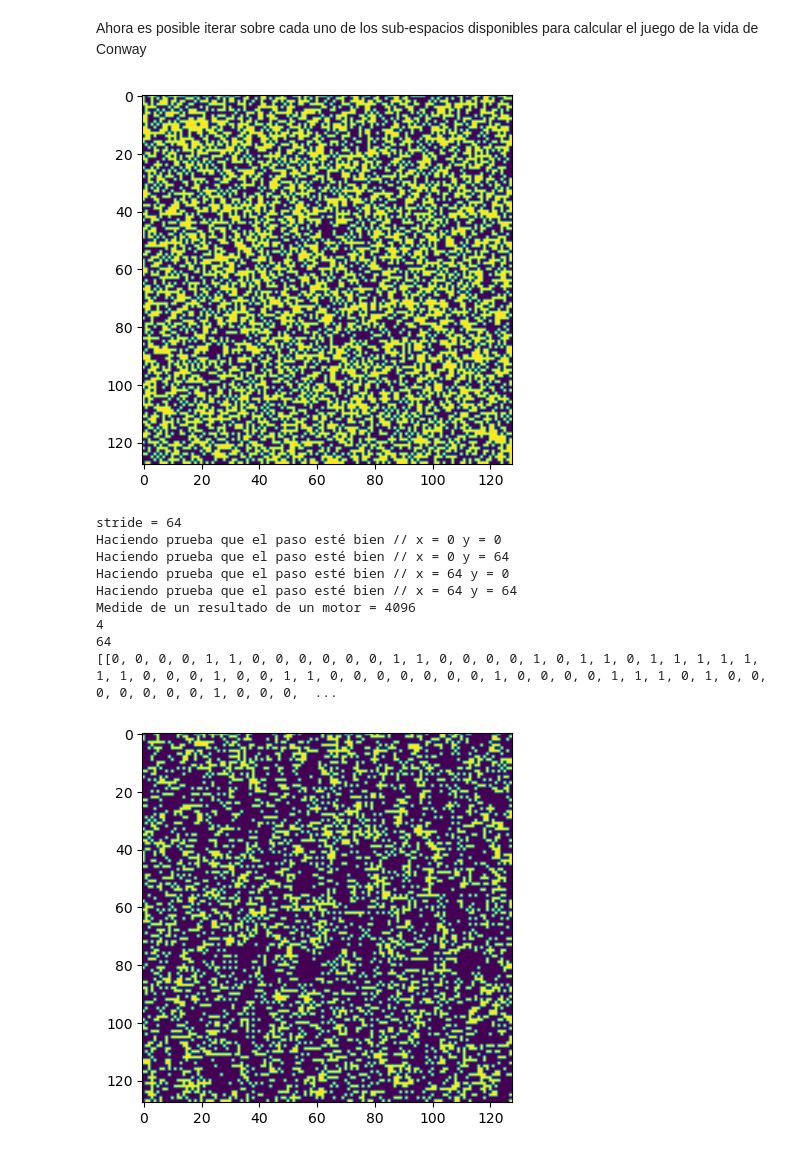
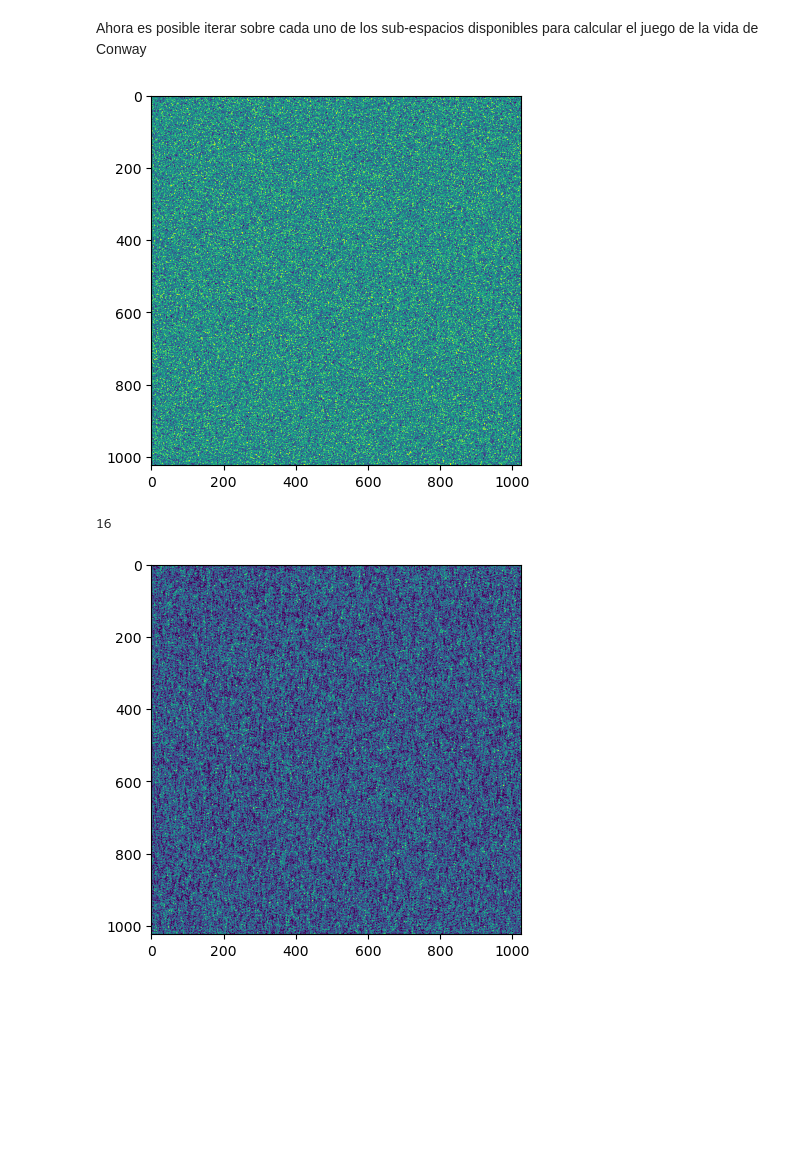
Before and after one commit to Seb0927/FinalProyectPI, a Jupyter notebook: FinalProject.ipynb, the cells around one changed output. Saved outputs shown, nothing was run; the diff lists cells and outputs as text; code cells hidden in the pictures; blank space fills up the shorter version.

Commit message:
Version final - Es posible modificar ahora el valor de MAX_UNITS

```diff
--- a/FinalProject.ipynb
+++ b/FinalProject.ipynb
@@ -30,8 +31,8 @@ from time import time
 
 import matplotlib.pyplot as plt
 
-MAX_X = 4
-MAX_Y = 4
+MAX_X = 512
+MAX_Y = 512
 
 #
 # Funciones auxiliares usadas para estimar los vecinos de una celda y
@@ -85,8 +86,8 @@ def conway(vector_out, vector_in, low_limit = 0, high_limit = MAX_X):
 # Función principal
 #
 if __name__ == '__main__':
-  #vector = np.int32( np.random.choice([1,0], MAX_X * MAX_Y, p = [0.50, 0.50]) )
-  vector = np.int32([0,0,0,0,0,0,0,0,0,0,0,0,0,0,0,0])
+  vector = np.int32( np.random.choice([1,0], MAX_X * MAX_Y, p = [0.50, 0.50]) )
+  #vector = np.int32([0,0,0,0,0,0,0,0,0,0,0,0,0,0,0,0])
   vector_out = np.empty(MAX_X * MAX_Y, dtype = np.int32)
   print(vector)
   t1 = time()
@@ -116,8 +117,13 @@ import ipyparallel as parallel
 # %% [markdown]
 Definimos algunas variables globales para el código del juego de la vida de Conway y también del código encargado de la paralelización
 # %%
-MAX_UNITS = 4 #Numero de engines disponibles
-MAX_X = 128 #Dimensión en X de la grilla
-MAX_Y = 128 #Dimensión en Y de la grilla total
-SUBMAX_X = int(MAX_X/(MAX_UNITS/2)) #Dimensión en X de la subgrilla
-SUBMAX_Y = int(MAX_Y/(MAX_UNITS/2)) #Dimensión en Y de la subgrilla
+MAX_UNITS = 16 #Numero de engines disponibles
+if (MAX_UNITS == 4):
+  MAX_UNITS_POR_FILA = MAX_UNITS/2
+else:
+  MAX_UNITS_POR_FILA = MAX_UNITS/4
+MAX_X = 1024 #Dimensión en X de la grilla
+MAX_Y = 1024 #Dimensión en Y de la grilla total
+SUBMAX_X = int(MAX_X/MAX_UNITS_POR_FILA) #Dimensión en X de la subgrilla
+SUBMAX_Y = int(MAX_Y/MAX_UNITS_POR_FILA) #Dimensión en Y de la subgrilla
+print(SUBMAX_X)
@@ -269,12 +278,12 @@ fig = plt.figure()
 plt.imshow(vector.reshape(MAX_X,MAX_Y))
 plt.show()
 # %% [output]
-[figure, old version]
+[figure, new version]
 # %%
 # print(f"MAX_X = {MAX_X}")
 
 stride = SUBMAX_X
-print(f"stride = {stride}")
+#print(f"stride = {stride}")
 count = 0
 
 vector_out = np.empty(stride * stride, dtype = np.int32)
@@ -283,10 +292,14 @@ vector_out = np.empty(stride * stride, dtype = np.int32)
 arguments_list = []
 for x in range(0, MAX_X, SUBMAX_X):
   for y in range(0, MAX_Y, SUBMAX_Y):
+    #print("Yo soy x " + str(x))
+    #print("Yo soy y " + str(y))
     arguments_list.append((vector_out, vector, x, y))
 
-for item in arguments_list:
-  print(f"Haciendo prueba que el paso esté bien // x = {item[2]} y = {item[3]}")
+#print(len(arguments_list))
+
+# for item in arguments_list:
+#   print(f"Haciendo prueba que el paso esté bien // x = {item[2]} y = {item[3]}")
 
 # Usando el load_balanced_view para distribuir el trabajo
 amr = view.map_async(conway_wrapper, arguments_list, ordered=True)
@@ -294,49 +307,43 @@ amr = view.map_async(conway_wrapper, arguments_list, ordered=True)
 # Esperar por los resultados
 results = amr.get()
 
-print(f"Medide de un resultado de un motor = {len(results[0])}")
+#print(f"Medide de un resultado de un motor = {len(results[0])}")
 
 # Transformar a submatrices
+print(len(results))
 for i in range(0, MAX_UNITS):
   results[i] = results[i].reshape(SUBMAX_X,SUBMAX_Y)
 
 # Inicializar finalResult
 finalResult = []
 # for i in range(0, SUBMAX_X):
 #   finalResult.append([])
 
 def concatenarFilas(array,i):
   final = []
   for subArray in array:
     subArray = subArray.tolist()
     final += subArray[i]
 
   return final
 
+#print(results)
+#print()
 for i in range(0, SUBMAX_X):
   finalResult.append(concatenarFilas(results,i))
 
-print(len(results))
-print(len(results[0]))
+#print(len(results))
+#print(len(results[0]))
 
 #Concatenar todos los resultados obtenidos
-print(finalResult)
 #for result in results:
 #  finalResult += result
 
 finalResult = np.array(finalResult)
 
 fig = plt.figure()
 plt.imshow(finalResult.reshape(MAX_X,MAX_Y))
 plt.show()
 # %% [output]
-stride = 64
-Haciendo prueba que el paso esté bien // x = 0 y = 0
-Haciendo prueba que el paso esté bien // x = 0 y = 64
-Haciendo prueba que el paso esté bien // x = 64 y = 0
-Haciendo prueba que el paso esté bien // x = 64 y = 64
-Medide de un resultado de un motor = 4096
-4
-64
-[[0, 0, 0, 0, 1, 1, 0, 0, 0, 0, 0, 0, 1, 1, 0, 0, 0, 0, 1, 0, 1, 1, 0, 1, 1, 1, 1, 1, 1, 1, 0, 0, 0, 1, 0, 0, 1, 1, 0, 0, 0, 0, 0, 0, 0, 1, 0, 0, 0, 0, 1, 1, 1, 0, 1, 0, 0, 0, 0, 0, 0, 0, 1, 0, 0, 0,  ...
+16
-[figure, old version]
+[figure, new version]
```
Also changed, not shown: parts of 4 cells of this notebook.
